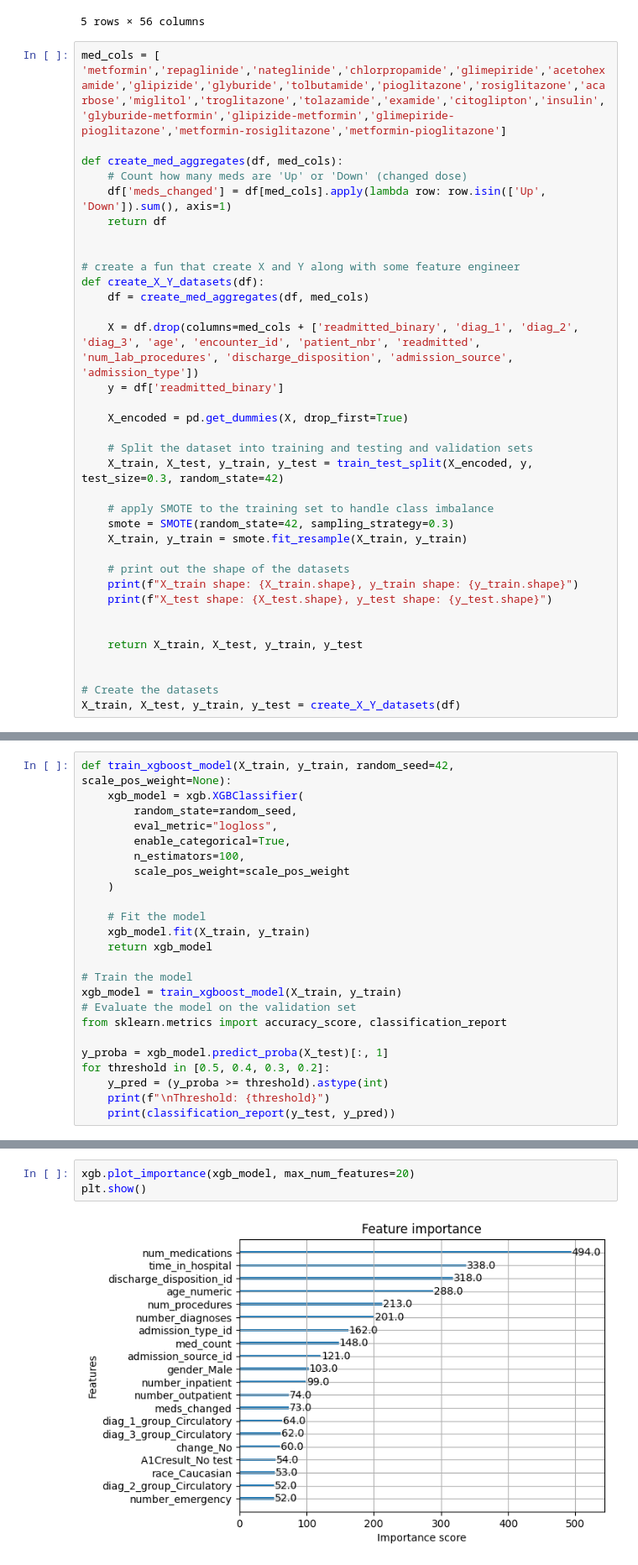
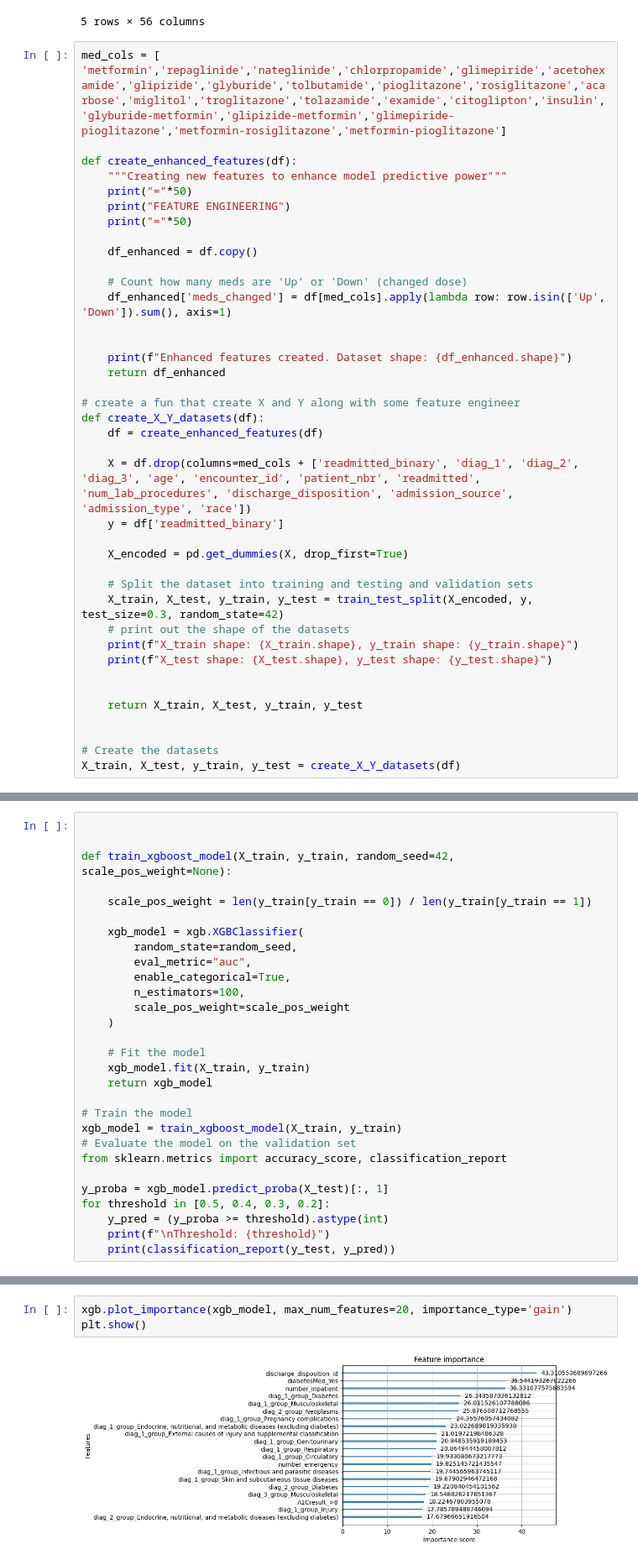
Before and after one commit to boskya/aai510-group1-diabetes-admissions, a Jupyter notebook: xgboost.ipynb, the cells around one changed output, grey strips where cells are left out. Shown: that part at 84% size. Drawn from its saved outputs; the diff is of its cells as text.

```diff
--- a/xgboost.ipynb
+++ b/xgboost.ipynb
@@ -21,28 +23,32 @@ df.head()
 # %%
 med_cols = [ 'metformin','repaglinide','nateglinide','chlorpropamide','glimepiride','acetohexamide','glipizide','glyburide','tolbutamide','pioglitazone','rosiglitazone','acarbose','miglitol','troglitazone','tolazamide','examide','citoglipton','insulin','glyburide-metformin','glipizide-metformin','glimepiride-pioglitazone','metformin-rosiglitazone','metformin-pioglitazone']
 
-def create_med_aggregates(df, med_cols):
+def create_enhanced_features(df):
+    """Creating new features to enhance model predictive power"""
+    print("="*50)
+    print("FEATURE ENGINEERING")
+    print("="*50)
+
+    df_enhanced = df.copy()
+
     # Count how many meds are 'Up' or 'Down' (changed dose)
-    df['meds_changed'] = df[med_cols].apply(lambda row: row.isin(['Up', 'Down']).sum(), axis=1)
-    return df
+    df_enhanced['meds_changed'] = df[med_cols].apply(lambda row: row.isin(['Up', 'Down']).sum(), axis=1)
 
+
+    print(f"Enhanced features created. Dataset shape: {df_enhanced.shape}")
+    return df_enhanced
 
 # create a fun that create X and Y along with some feature engineer
 def create_X_Y_datasets(df):
-    df = create_med_aggregates(df, med_cols)
+    df = create_enhanced_features(df)
 
-    X = df.drop(columns=med_cols + ['readmitted_binary', 'diag_1', 'diag_2', 'diag_3', 'age', 'encounter_id', 'patient_nbr', 'readmitted', 'num_lab_procedures', 'discharge_disposition', 'admission_source', 'admission_type'])
+    X = df.drop(columns=med_cols + ['readmitted_binary', 'diag_1', 'diag_2', 'diag_3', 'age', 'encounter_id', 'patient_nbr', 'readmitted', 'num_lab_procedures', 'discharge_disposition', 'admission_source', 'admission_type', 'race'])
     y = df['readmitted_binary']
 
     X_encoded = pd.get_dummies(X, drop_first=True)
 
     # Split the dataset into training and testing and validation sets
     X_train, X_test, y_train, y_test = train_test_split(X_encoded, y, test_size=0.3, random_state=42)
-
-    # apply SMOTE to the training set to handle class imbalance
-    smote = SMOTE(random_state=42, sampling_strategy=0.3)
-    X_train, y_train = smote.fit_resample(X_train, y_train)
-
     # print out the shape of the datasets
     print(f"X_train shape: {X_train.shape}, y_train shape: {y_train.shape}")
     print(f"X_test shape: {X_test.shape}, y_test shape: {y_test.shape}")
@@ -59,8 +69,13 @@ X_test shape: (20997, 85), y_test shape: (20997,)
 # %%
+
+
 def train_xgboost_model(X_train, y_train, random_seed=42, scale_pos_weight=None):
+
+    scale_pos_weight = len(y_train[y_train == 0]) / len(y_train[y_train == 1])
+
     xgb_model = xgb.XGBClassifier(
         random_state=random_seed,
-        eval_metric="logloss",
+        eval_metric="auc",
         enable_categorical=True,
         n_estimators=100,
         scale_pos_weight=scale_pos_weight
@@ -101,5 +126,5 @@ weighted avg       0.85      0.83      0.84     20997
 # %%
-xgb.plot_importance(xgb_model, max_num_features=20)
+xgb.plot_importance(xgb_model, max_num_features=20, importance_type='gain')
 plt.show()
 # %% [output]
-[figure, old version]
+[figure, new version]
```
Also changed, not shown: parts of 5 cells of this notebook.
